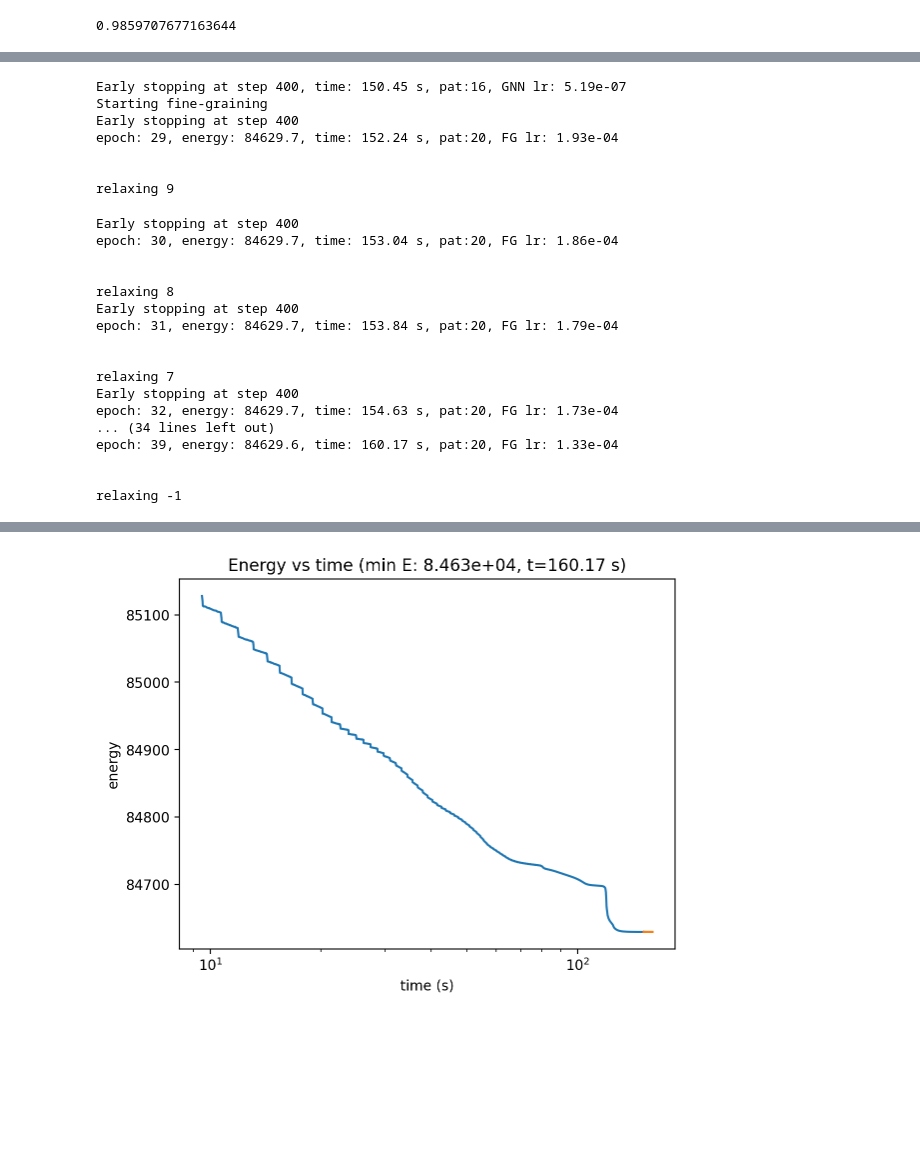
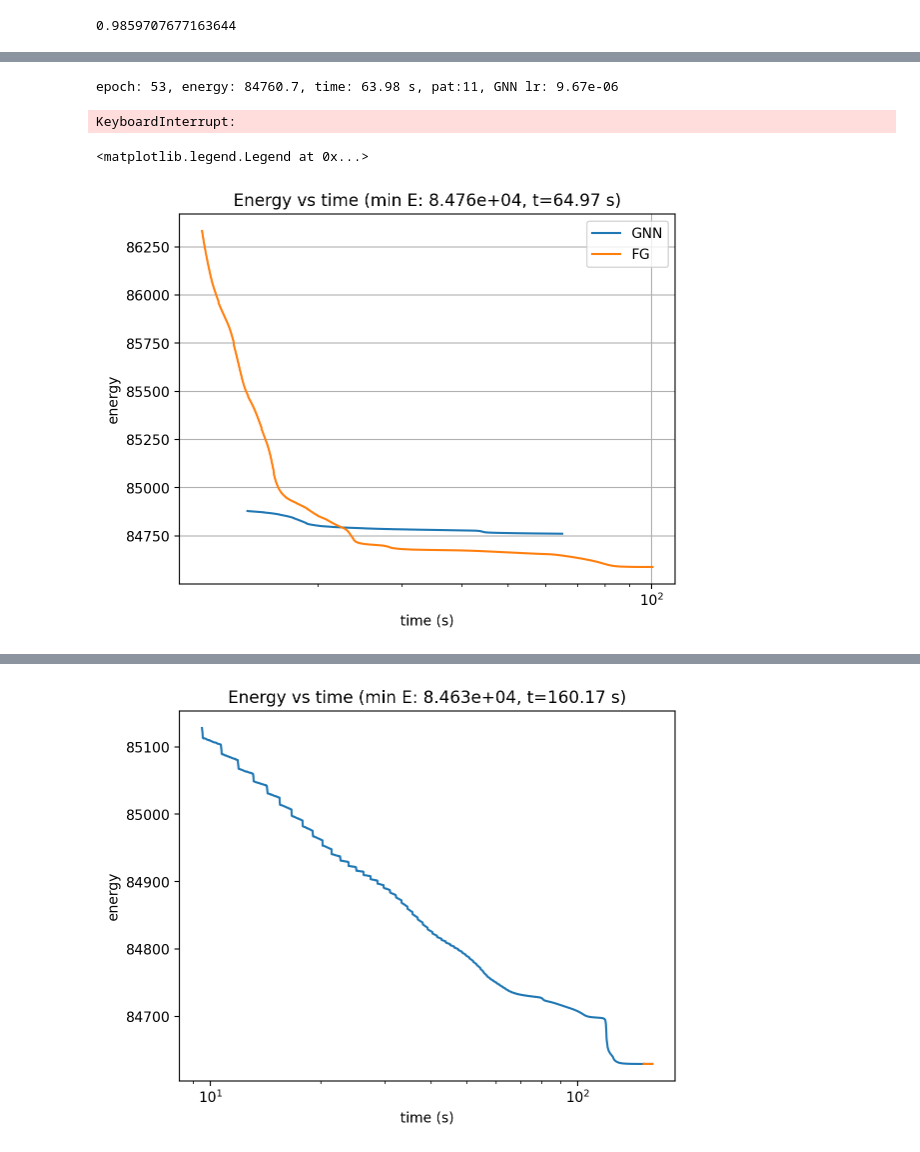
Before and after one commit to nimadehmamy/coarse_graining_reparam, a Jupyter notebook: experiments/Protein-folding.ipynb, the cells around one changed output, grey strips where cells are left out. Saved outputs shown, nothing was run; the diff lists cells and outputs as text; code cells hidden in the pictures; blank space fills up the shorter version.

```diff
--- a/experiments/Protein-folding.ipynb
+++ b/experiments/Protein-folding.ipynb
@@ -405,6 +438,6 @@ tensor([[1.0000, 0.2500, 0.0000,  ..., 0.0000, 0.0000, 0.0000],
 # %%
 N = 100
-drop_rate = 40 #10
+drop_rate = 50 #40 #10
 annealer_gnn = AnnealingLR(gnn_minimizer.optimizer_gnn,
                     lr_max=gnn_minimizer.lr_gnn,
                     lr_min=gnn_minimizer.lr_gnn/drop_rate,
@@ -425,7 +461,11 @@ for epoch in range(2*N):
     # also print the current lr
 
     c = gnn_minimizer.early_stop.patience_counter
-    print(f'epoch: {epoch}, energy: {h["energy"][-1]:.6g}, time: {np.sum(h["time"]):.2f} s, pat:{c},',end=' ')
+    en = h["energy"][-1]
+    if np.isnan(en):
+        print('============Failed! Energy is nan============')
+        break
+    print(f'epoch: {epoch}, energy: {en:.6g}, time: {np.sum(h["time"]):.2f} s, pat:{c},',end=' ')
 
     if not gnn_minimizer.fine_grained:
         annealer_gnn.step()
@@ -442,27 +482,5 @@ for epoch in range(2*N):
         if relax_counter < 0 :
             break
 # %% [output]
-Early stopping at step 400, time: 150.45 s, pat:16, GNN lr: 5.19e-07
-Starting fine-graining
-Early stopping at step 400
-epoch: 29, energy: 84629.7, time: 152.24 s, pat:20, FG lr: 1.93e-04
-
-
-relaxing 9
+epoch: 53, energy: 84760.7, time: 63.98 s, pat:11, GNN lr: 9.67e-06
-Early stopping at step 400
-epoch: 30, energy: 84629.7, time: 153.04 s, pat:20, FG lr: 1.86e-04
-
-
-relaxing 8
-Early stopping at step 400
-epoch: 31, energy: 84629.7, time: 153.84 s, pat:20, FG lr: 1.79e-04
-
-
-relaxing 7
-Early stopping at step 400
-epoch: 32, energy: 84629.7, time: 154.63 s, pat:20, FG lr: 1.73e-04
-... (34 lines left out)
-epoch: 39, energy: 84629.6, time: 160.17 s, pat:20, FG lr: 1.33e-04
-
-
-relaxing -1
+KeyboardInterrupt:
@@ -470,0 +487,18 @@ relaxing -1
+# %%
+k = 300
+gnn_minimizer.plot_history(start=k)
+try:
+    gnn_minimizer.plot_history(start=gnn_minimizer.gnn_steps+0)
+except:
+    pass
+h = gnn_minimizer.history
+plt.title(f'Energy vs time (min E: {min(h["energy"]):.4g}, t={np.sum(h["time"]):.2f} s)')
+
+energy_minimizer.plot_history(k)
+# plt.ylim(h['energy'][-1]-10, h['energy'][k]+1.0)
+plt.yscale('linear')
+plt.grid(True)
+plt.legend(['GNN', 'FG', 'GD'])
+# %% [output]
+<matplotlib.legend.Legend at 0x...>
+[figure, added]
```
Also changed, not shown: parts of 26 cells of this notebook, 42 other files.
